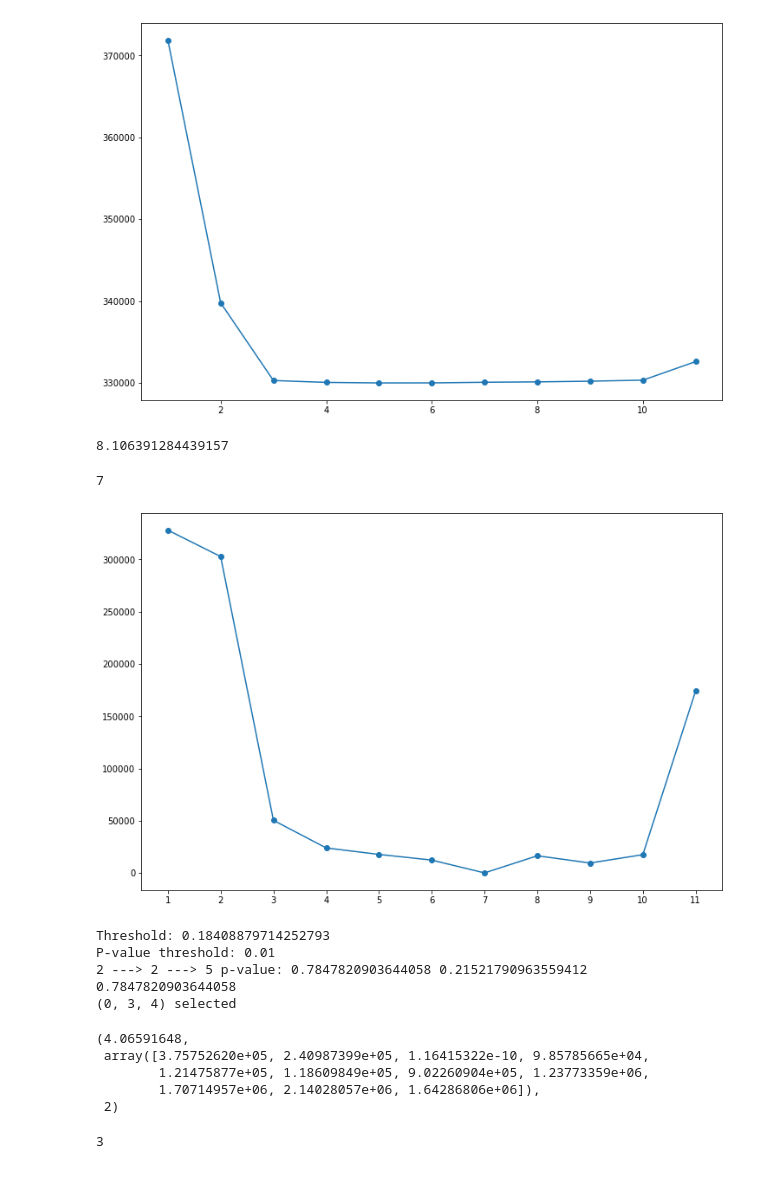
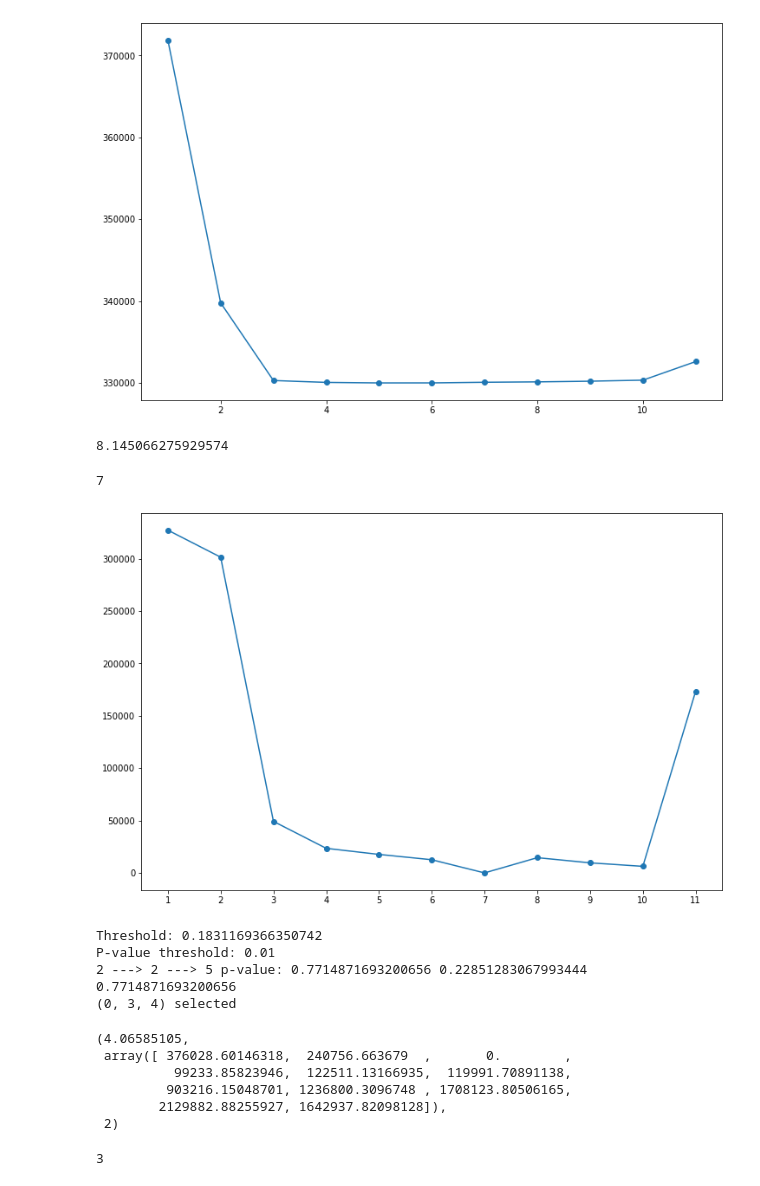
Before and after one commit to Pongpisit-Thanasutives/parametric-discovery, a Jupyter notebook: Spatial_Advection_Diffusion_WeakLib_KRR-DEV3.ipynb, the cells around one changed output. Drawn from its saved outputs; the diff is of its cells as text; code cells hidden in the pictures.

```diff
--- a/Spatial_Advection_Diffusion_WeakLib_KRR-DEV3.ipynb
+++ b/Spatial_Advection_Diffusion_WeakLib_KRR-DEV3.ipynb
@@ -433,9 +433,11 @@ for com in complexities:
     est_xi = np.zeros((fft_Theta_grouped[0].shape[-1], len(fft_Ut_grouped)))
     eff_indices = best_subsets[com][-1]
     for j in range(len(Theta_grouped)):
-        est_xi[eff_indices, j:j+1] = np.linalg.lstsq(Theta_grouped[j][:, eff_indices],
-                                                     Ut_grouped[j],
-                                                     rcond=None)[0]
+        est_xi[eff_indices, j:j+1] = BayesianRidge(fit_intercept=False).fit(Theta_grouped[j][:, eff_indices],
+                                                                            Ut_grouped[j].flatten()).coef_.reshape(-1, 1)
+#         est_xi[eff_indices, j:j+1] = np.linalg.lstsq(Theta_grouped[j][:, eff_indices],
+#                                                      Ut_grouped[j],
+#                                                      rcond=None)[0]
     pred_group = ifft(prediction_group(fft_Theta_grouped, est_xi))
     pred_periogram = periodogram(pred_group, nfft=nfft)[-1]
 
@@ -445,44 +447,46 @@ for com in complexities:
 epsilon = max(epsilons)
 epsilon
 # %% [output]
-8.106391284439157
+8.145066275929574
 # %%
 epsilon = 1e-5
 ics = []
 rss_list = []
 varying_bics = []
 for com in complexities:
     vbics = []
     est_xi = np.zeros((fft_Theta_grouped[0].shape[-1], len(fft_Ut_grouped)))
     eff_indices = best_subsets[com][-1]
     for j in range(len(Theta_grouped)):
-        est_xi[eff_indices, j:j+1] = np.linalg.lstsq(Theta_grouped[j][:, eff_indices],
-                                                     Ut_grouped[j],
-                                                     rcond=None)[0]
+        est_xi[eff_indices, j:j+1] = BayesianRidge(fit_intercept=False).fit(Theta_grouped[j][:, eff_indices],
+                                                                            Ut_grouped[j].flatten()).coef_.reshape(-1, 1)
+#         est_xi[eff_indices, j:j+1] = np.linalg.lstsq(Theta_grouped[j][:, eff_indices],
+#                                                      Ut_grouped[j],
+#                                                      rcond=None)[0]
         post_prediction = fft_Theta_grouped[j][:, eff_indices]@(est_xi[eff_indices, j:j+1])
         post_prediction = periodogram(ifft(post_prediction.flatten()))[-1]
         ground = periodogram(ifft(fft_Ut_grouped[j].flatten()))[-1]
         rss = np.linalg.norm(ground - post_prediction, 2)**2
         vbics.append(rss2bic(rss, com, len(post_prediction), 1e-5))
 
     pred_group = ifft(prediction_group(fft_Theta_grouped, est_xi))
     pred_periogram = periodogram(pred_group, nfft=nfft)[-1]
 
     res = np.vstack([ground_periogram[j]-pred_periogram[j] for j in range(len(Theta_grouped))])
     rss = np.linalg.norm(res, ord='fro')**2
     ics.append(N*np.log(2*np.pi*rss/N+epsilon) + np.log(N)*(com+uncertainties[com-1]))
     rss_list.append(rss)
     varying_bics.append(vbics)
 
 varying_bics = np.array(varying_bics)
 varying_bics_ranking = np.argsort(varying_bics.sum(axis=-1))
 print(np.argmin(ics)+1)
 plt.plot(complexities, ics-min(ics), '-o')
 plt.xticks(complexities)
 plt.show()
 # %% [output]
 7
-[figure, old version]
+[figure, new version]
 # %%
 verbose = True
 tau = 3
@@ -563,14 +567,15 @@ last_lam = abs(round(last_lam, 8))
 best_indices = best_subsets[complexities[last_bc]][-1]; print(best_indices, "selected")
 last_lam, last_ubic, last_bc
 # %% [output]
-Threshold: 0.18408879714252793
+Threshold: 0.1831169366350742
 P-value threshold: 0.01
-2 ---> 2 ---> 5 p-value: 0.7847820903644058 0.21521790963559412 0.7847820903644058
+2 ---> 2 ---> 5 p-value: 0.7714871693200656 0.22851283067993444 0.7714871693200656
 (0, 3, 4) selected
-(4.06591648,
- array([3.75752620e+05, 2.40987399e+05, 1.16415322e-10, 9.85785665e+04,
-        1.21475877e+05, 1.18609849e+05, 9.02260904e+05, 1.23773359e+06,
-        1.70714957e+06, 2.14028057e+06, 1.64286806e+06]),
+(4.06585105,
+ array([ 376028.60146318,  240756.663679  ,       0.        ,
+          99233.85823946,  122511.13166935,  119991.70891138,
+         903216.15048701, 1236800.3096748 , 1708123.80506165,
+        2129882.88255927, 1642937.82098128]),
  2)
 # %%
 print(np.argmin(last_ubic)+1)
```
Also changed, not shown: 4 other files.
